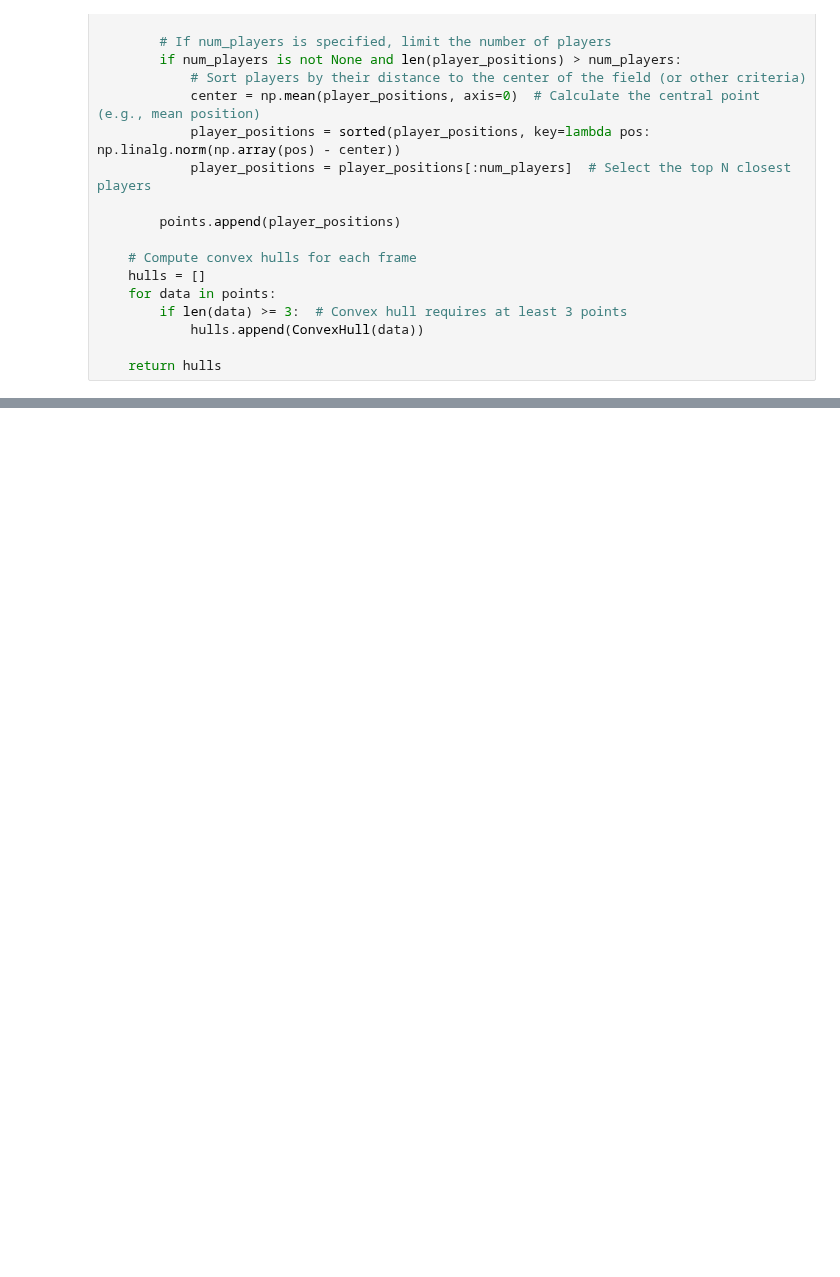
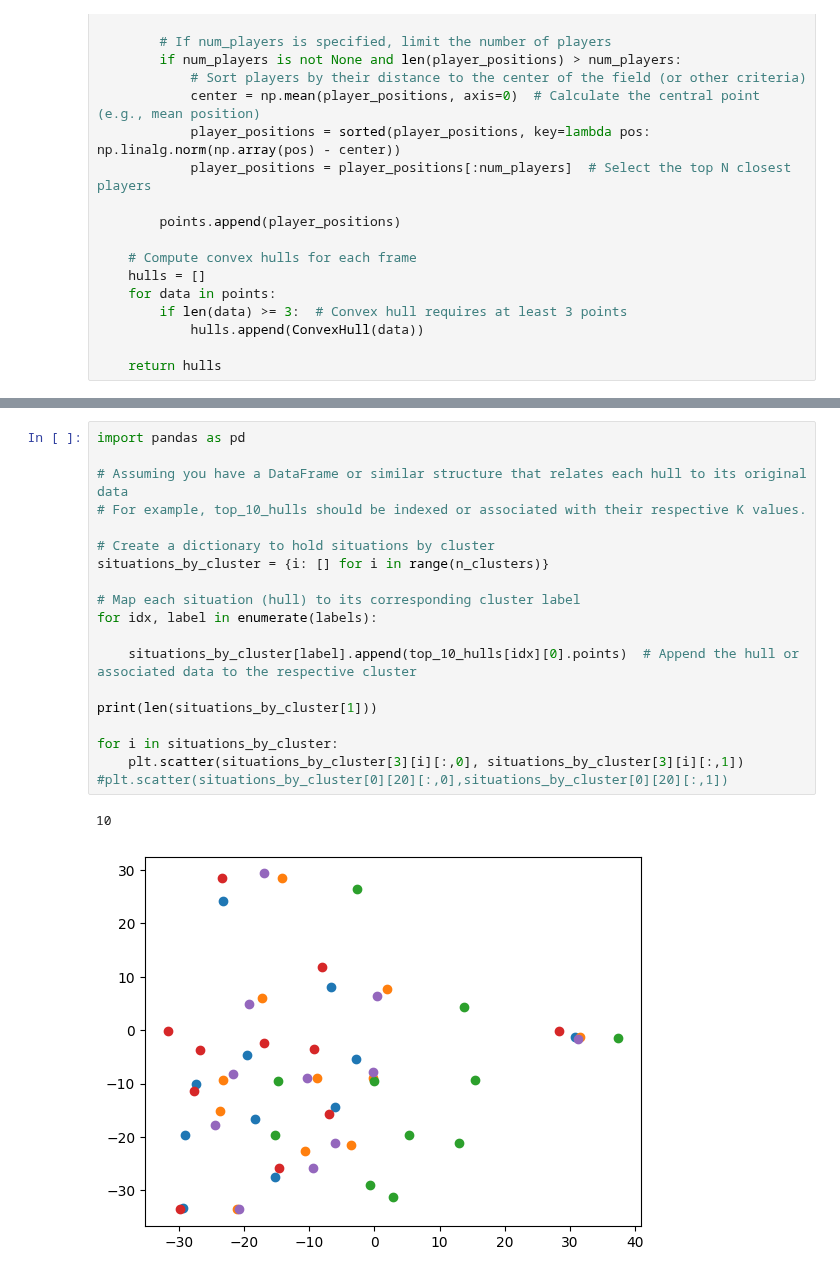
Before and after one commit to Juenj/Thesis_V1, a Jupyter notebook: convex_hull_tests.ipynb, the cells around one changed output, grey strips where cells are left out. Saved outputs shown, nothing was run; the diff lists cells and outputs as text; blank space fills up the shorter version.

```diff
--- a/convex_hull_tests.ipynb
+++ b/convex_hull_tests.ipynb
@@ -158,0 +227,22 @@ plt.show()
+# %%
+import pandas as pd
+
+# Assuming you have a DataFrame or similar structure that relates each hull to its original data
+# For example, top_10_hulls should be indexed or associated with their respective K values.
+
+# Create a dictionary to hold situations by cluster
+situations_by_cluster = {i: [] for i in range(n_clusters)}
+
+# Map each situation (hull) to its corresponding cluster label
+for idx, label in enumerate(labels):
+
+    situations_by_cluster[label].append(top_10_hulls[idx][0].points)  # Append the hull or associated data to the respective cluster
+
+print(len(situations_by_cluster[1]))
+
+for i in situations_by_cluster:
+    plt.scatter(situations_by_cluster[3][i][:,0], situations_by_cluster[3][i][:,1])
+#plt.scatter(situations_by_cluster[0][20][:,0],situations_by_cluster[0][20][:,1])
+# %% [output]
+10
+[figure, added]
```
Also changed, not shown: parts of 7 cells of this notebook.
